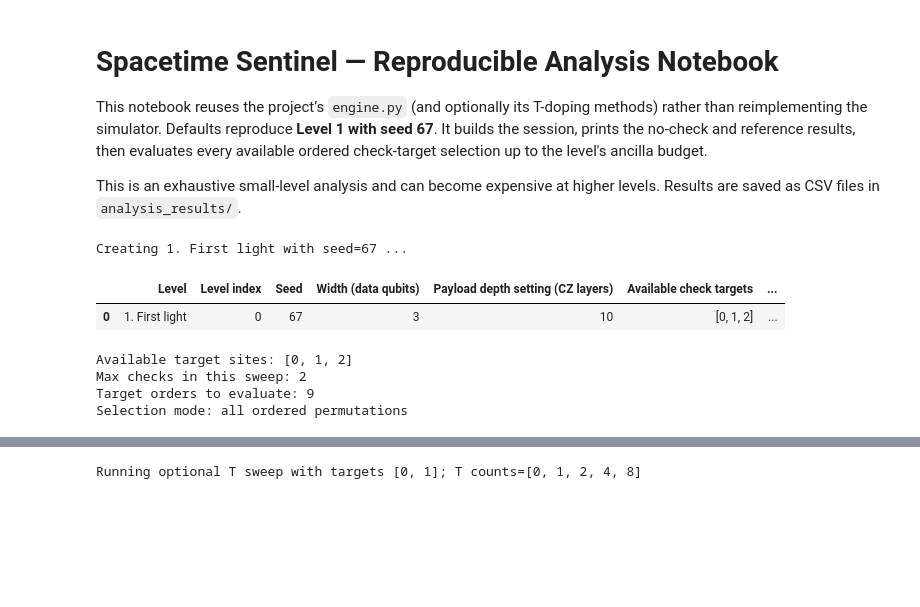
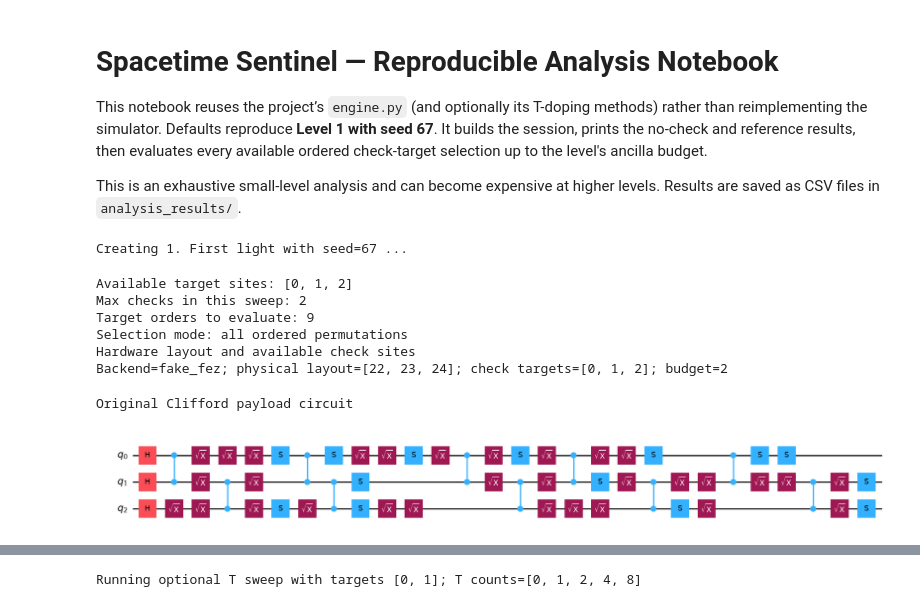
Before and after one commit to Abhay-Suresh/Spacetime-Code-Sentinel, a Jupyter notebook: analysis.ipynb, the cells around one changed output, grey strips where cells are left out. Cells and saved outputs as stored; diff of their text form; code cells hidden in the pictures; blank space fills up the shorter version.

```diff
--- a/analysis.ipynb
+++ b/analysis.ipynb
@@ -29,14 +49,4 @@ OUTPUT_DIR = "analysis_results"
 # %%
-# ======================= IMPORTS AND REPRODUCIBLE SETUP =======================
-from pathlib import Path
-from itertools import permutations, combinations
-from time import perf_counter
-import math
-import numpy as np
-import pandas as pd
-from IPython.display import display
-import engine
-
 # Set engine-level parameters before constructing LevelSession.
 if STABILIZER_SAMPLES is not None:
     if int(STABILIZER_SAMPLES) < 1:
@@ -87,11 +97,9 @@ metadata = pd.DataFrame([{
     "Raw shots in score objective": engine.S_SHOTS,
     "Setup seconds": round(setup_seconds, 2),
 }])
-display(metadata)
+# display(metadata)
 # %% [output]
 Creating 1. First light with seed=67 ...
-|  | Level | Level index | Seed | Width (data qubits) | Payload depth setting (CZ layers) | Available check targets | ... |
-| 0 | 1. First light | 0 | 67 | 3 | 10 | [0, 1, 2] | ... |
 # %%
 # ======================= ENUMERATE ALL CHECK-TARGET ORDERS =======================
 available_targets = list(session.allowed)
@@ -122,11 +130,54 @@ if len(target_orders) > LARGE_SWEEP_THRESHOLD and not CONFIRM_LARGE_SWEEP:
     )
 if not target_orders:
     raise RuntimeError("No target orders to evaluate. Check MAX_CHECKS_OVERRIDE and the available check sites.")
+
+# 1) Hardware layout and available ancilla/check sites (same concept as hardware_panel in app.py).
+print("Hardware layout and available check sites")
+n_data = session.level.width
+hardware_fig = go.Figure()
+hardware_fig.add_trace(go.Scatter(
+    x=list(range(n_data)), y=[0] * n_data, mode="lines+markers+text",
+    text=[f"q{q}<br>physical {p}" for q, p in enumerate(session.layout)],
+    textposition="top center", marker=dict(size=22, color="#2a9d8f"),
+    line=dict(color="#9aa0a6"), name="Data qubit"
+))
+ancilla_sites = [q for q in session.allowed if session.anc_phys.get(q) is not None]
+for q in ancilla_sites:
+    hardware_fig.add_trace(go.Scatter(
+        x=[q, q], y=[0, -1], mode="lines",
+        line=dict(color="#9aa0a6", dash="dot"), showlegend=False, hoverinfo="skip"
+    ))
+hardware_fig.add_trace(go.Scatter(
+    x=ancilla_sites, y=[-1] * len(ancilla_sites), mode="markers+text",
+    text=[f"ancilla {session.anc_phys[q]}" for q in ancilla_sites],
+    textposition="bottom center", marker=dict(size=18, color="#f4a261"),
+    name="Available check ancilla"
+))
+hardware_fig.update_layout(
+    title=f"{session.backend.name}: physical layout and available check sites",
+    height=400, margin=dict(t=55, b=20), yaxis=dict(visible=False), xaxis=dict(visible=False)
+)
+hardware_fig.show()
+print(f"Backend={session.backend.name}; physical layout={session.layout}; check targets={session.allowed}; budget={session.budget}")
 # %% [output]
 Available target sites: [0, 1, 2]
 Max checks in this sweep: 2
 Target orders to evaluate: 9
 Selection mode: all ordered permutations
+Hardware layout and available check sites
+Backend=fake_fez; physical layout=[22, 23, 24]; check targets=[0, 1, 2]; budget=2
+# %%
+# 2) Original payload circuit drawing (as in the game's View the payload circuit expander).
+print("Original Clifford payload circuit")
+try:
+    payload_fig = session.circ.draw("mpl", fold=40, scale=1, style="iqp")
+except Exception:
+    payload_fig = session.circ.draw("mpl", fold=40, scale=1)
+display(payload_fig)
+plt.close(payload_fig)
+# %% [output]
+Original Clifford payload circuit
+[figure, added]
 # %%
 # ======================= RUN THE EXHAUSTIVE CHECK SWEEP =======================
 # We call the same cached _objs/_evaluate machinery as LevelSession.run(), but do not
```
Also changed, not shown: parts of 14 cells of this notebook, 9 other files.
